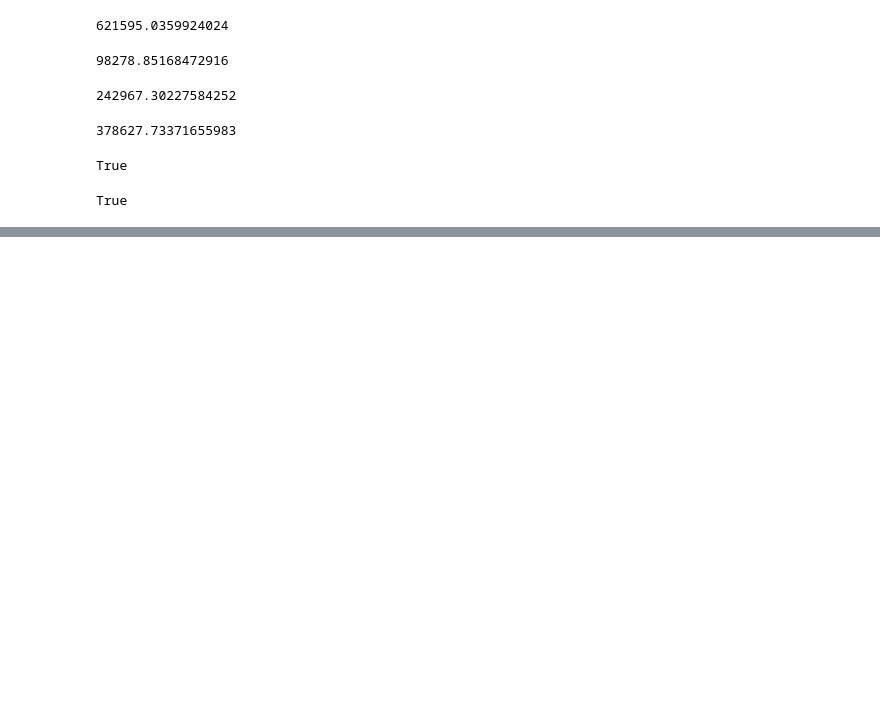
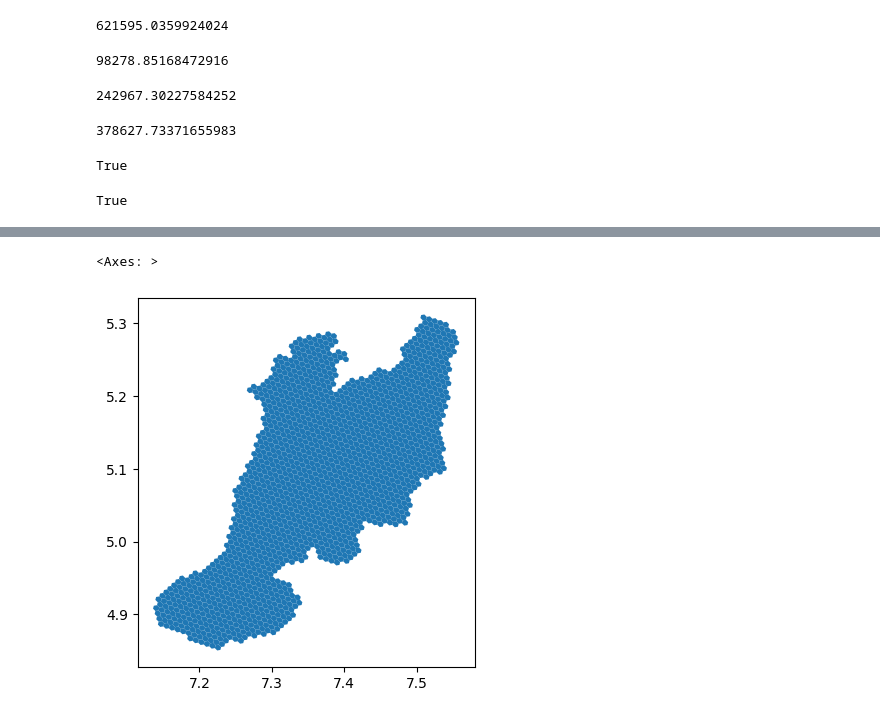
Before and after one commit to wxinl/BluePaleDot, a Jupyter notebook: src/test_20231221_story.ipynb, the cells around one changed output, grey strips where cells are left out. Saved outputs shown, nothing was run; the diff lists cells and outputs as text; code cells hidden in the pictures; blank space fills up the shorter version.

Commit message:
vis data update
finish all 8 cities,
vis data updates for each city

```diff
--- a/src/test_20231221_story.ipynb
+++ b/src/test_20231221_story.ipynb
@@ -1476,0 +1518,4 @@ squarify.plot(sizes=values,
+# %%
+aba = lga[lga['lganame'].isin(['Aba North','Ukwa West','Obi Nwga','Aba South','Osisioma Ngwa','Ugwunagbo'])]
+# %%
+aba_hex8 = gpd.sjoin(data,aba)['hex8'].to_list()
@@ -1476,0 +1524,4 @@ squarify.plot(sizes=values,
+# %%
+city_hex8_data = data[data['hex8'].isin(aba_hex8)]
+print(f"There are {city_hex8_data.shape[0]} hexes in {city}")
+city_hex8_data.head()
@@ -1476,0 +1536,5 @@ squarify.plot(sizes=values,
+# %%
+city_hex8_data.plot()
+# %% [output]
+<Axes: >
+[figure, added]
```
Also changed, not shown: parts of 165 cells of this notebook, 24 other files.
